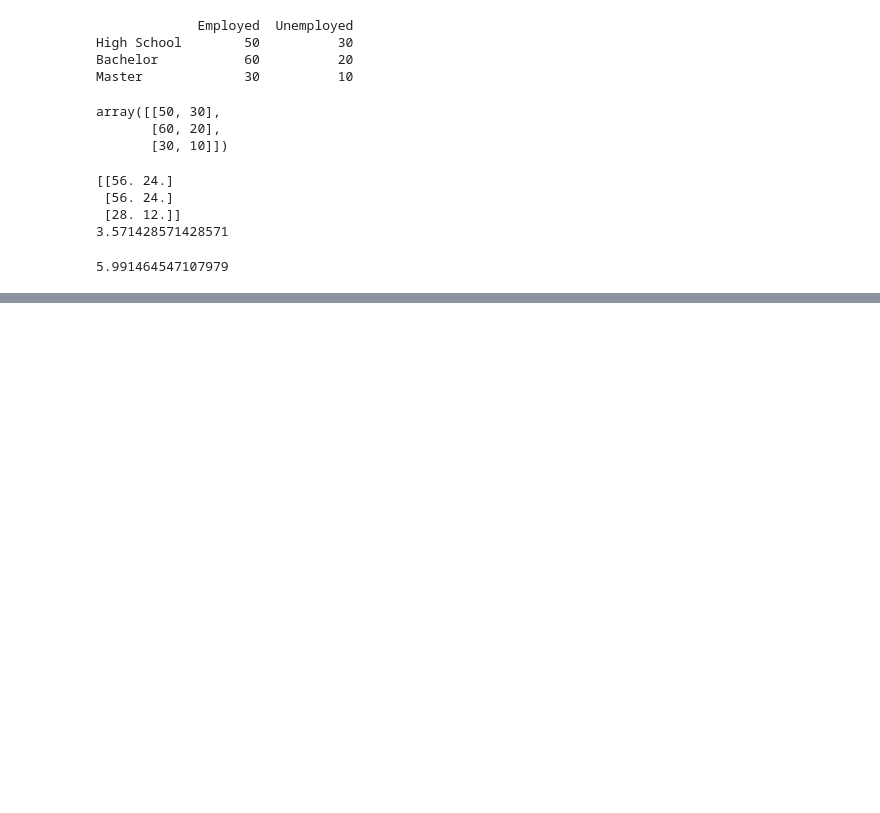
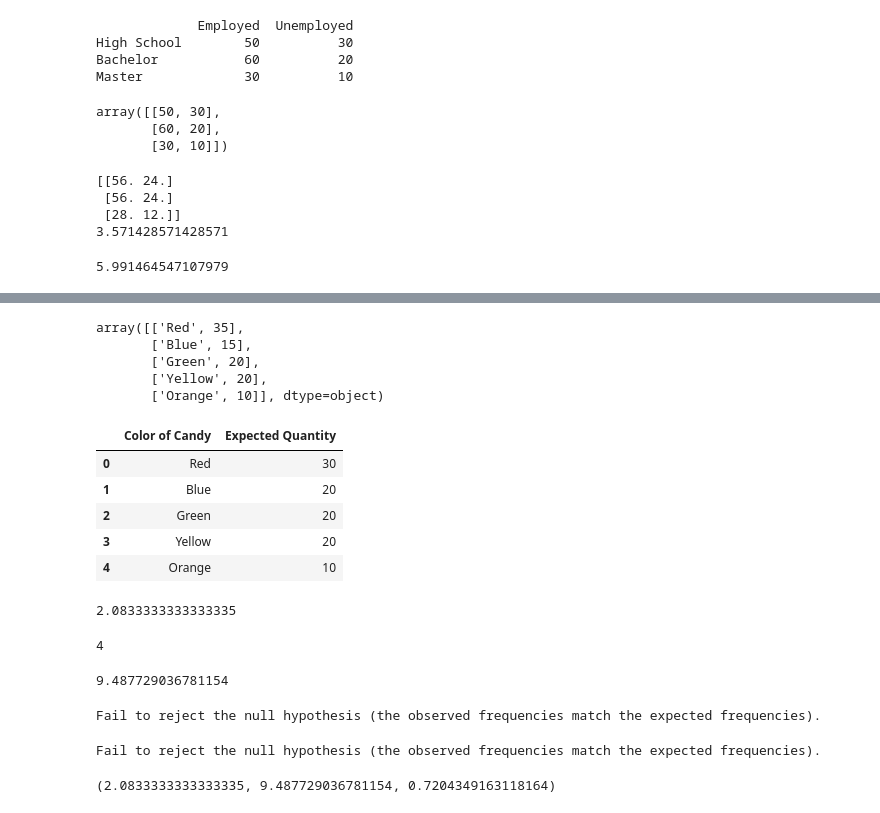
Before and after one commit to sauravkokane/Data-Science-Training, a Jupyter notebook: Chi_Square_Test.ipynb, the cells around one changed output, grey strips where cells are left out. Cells and saved outputs as stored; diff of their text form; code cells hidden in the pictures; blank space fills up the shorter version.

Commit message:
Added Examples of test of goodness

```diff
--- a/Chi_Square_Test.ipynb
+++ b/Chi_Square_Test.ipynb
@@ -184,0 +333,48 @@ Fail to reject the null hypothesis (no significant association).
+# %%
+data = df.values
+data
+# %% [output]
+array([['Red', 35],
+       ['Blue', 15],
+       ['Green', 20],
+       ['Yellow', 20],
+       ['Orange', 10]], dtype=object)
+# %%
+expectedQuantity = pd.DataFrame({'Color of Candy':['Red','Blue','Green','Yellow','Orange'],'Expected Quantity':[30,20,20,20,10]})
+expectedQuantity
+# %% [output]
+|  | Color of Candy | Expected Quantity |
+| 0 | Red | 30 |
+| 1 | Blue | 20 |
+| 2 | Green | 20 |
+| 3 | Yellow | 20 |
+| 4 | Orange | 10 |
+# %%
+chi_square = 0
+for i in range(df.shape[0]):
+    chi_square += (df.iloc[i,1] - expectedQuantity.iloc[i,1])**2/expectedQuantity.iloc[i,1]
+chi_square
+# %% [output]
+2.0833333333333335
+# %%
+dof = df.shape[0]-1
+dof
+# %% [output]
+4
+# %%
+chi2_critical = chi2.ppf(1-alpha, dof)
+chi2_critical
+# %% [output]
+9.487729036781154
+# %%
+if chi_square > chi2_critical:
+    print("Reject the null hypothesis (the observed frequencies do not match the expected frequencies).")
+else:
+    print("Fail to reject the null hypothesis (the observed frequencies match the expected frequencies).")
+# %% [output]
+Fail to reject the null hypothesis (the observed frequencies match the expected frequencies).
+# %%
+chi2_goodness_of_fit_test(data, expectedQuantity.values, significance=0.05)
+# %% [output]
+Fail to reject the null hypothesis (the observed frequencies match the expected frequencies).
+(2.0833333333333335, 9.487729036781154, 0.7204349163118164)
```
Also changed, not shown: parts of 26 cells of this notebook.
